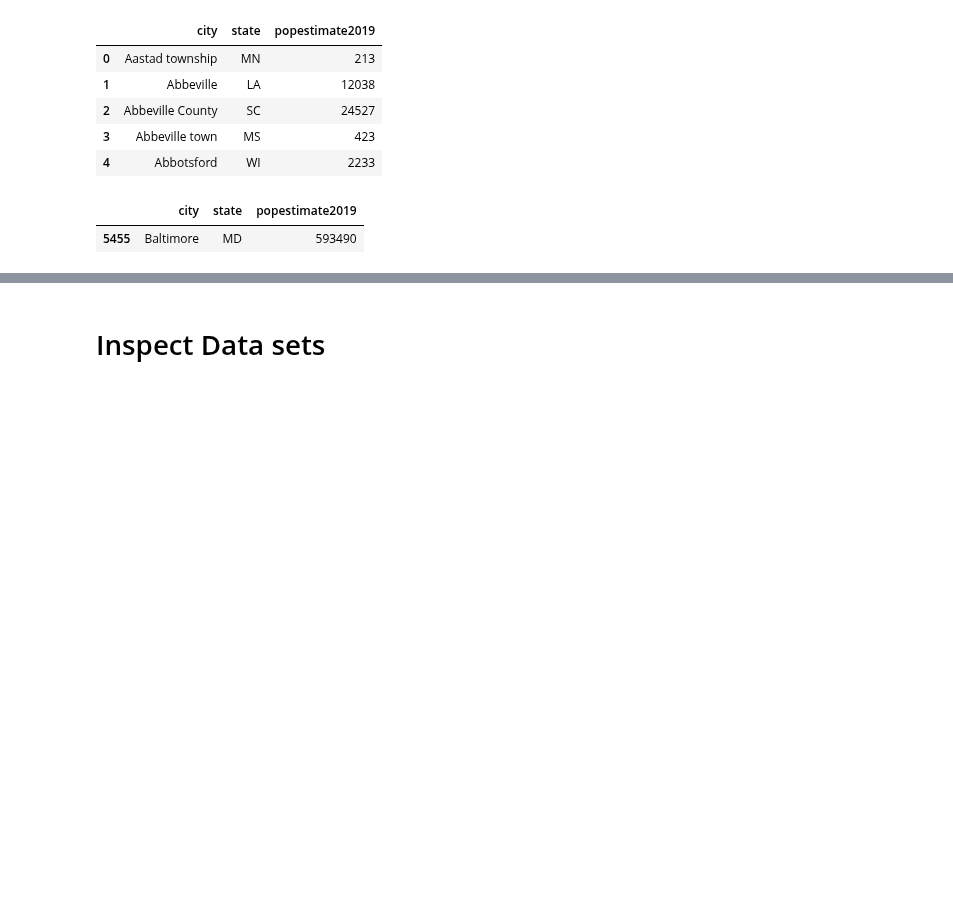
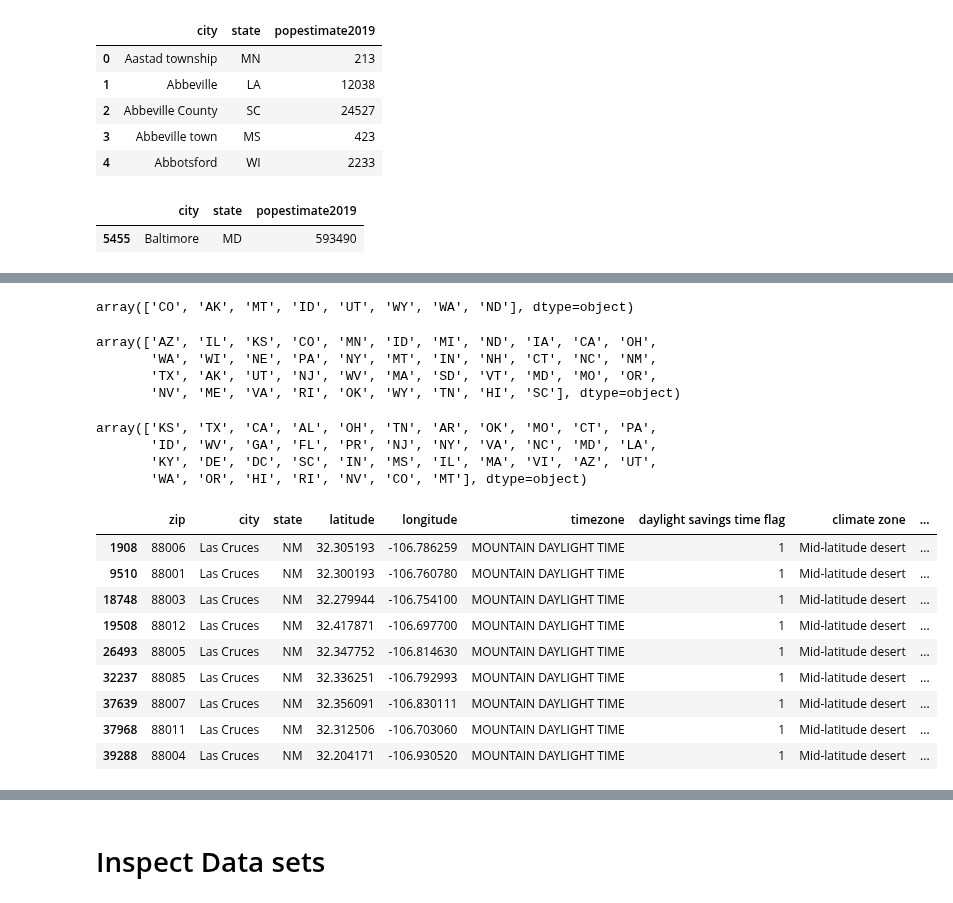
Before and after one commit to BloomTech-Labs/Labs26-Citrics-DS-TeamA, a Jupyter notebook: development/notebooks/static_dev.ipynb, the cells around one changed output, grey strips where cells are left out. Drawn from its saved outputs; the diff is of its cells as text; code cells hidden in the pictures; blank space fills up the shorter version.

```diff
--- a/development/notebooks/static_dev.ipynb
+++ b/development/notebooks/static_dev.ipynb
@@ -221,0 +268,4 @@ census.loc[(census.city == "Baltimore") & (census.state == "MD")]
+# %%
+climate = climate.dropna()
+print(climate.shape)
+climate.head()
@@ -221,0 +288,34 @@ census.loc[(census.city == "Baltimore") & (census.state == "MD")]
+# %%
+climate_map = {
+'Humid continental, dry warm summer':'hot',
+'Humid continental, no dry season, hot summer':'mild',
+'Humid continental, no dry season, warm summer':'mild',
+'Humid continental, severe dry winter, hot summer':'mild',
+'Humid continental, severe dry winter, warm summer':'cold',
+'Humid subtropical, no dry season':'hot',
+'Marine west coast, cool summer':'cold',
+'Marine west coast, warm summer':'mild',
+'Mediterranean, hot summer':'hot',
+'Mediterranean, warm summer':'mild',
+'Mid-latitude desert':'mild',
+'Mid-latitude steppe':'mild',
+'Subartic, severe winter, no dry season, cool summer':'cold',
+'Subartic, subalpine':'cold',
+'Subtropical desert':'hot',
+'Subtropical steppe':'mild',
+'Tropical monsoon':'hot',
+'Tropical rainforest':'hot',
+'Tropical wet and dry or savanna':'hot',
+"Tropical wet and dry or savanna ('summer' dry season)":'hot',
+'Tundra':'cold'
+}
+# %%
+climates = []
+
+for row in climate["climate zone"]:
+    for k,v in climate_map.items():
+        if row == k:
+            simple_climate = v
+            climates.append(v)
+
+len(climates)
@@ -221,0 +324,5 @@ census.loc[(census.city == "Baltimore") & (census.state == "MD")]
+# %%
+climate["simple_climate"] = climates
+
+print(climate.shape)
+climate.head()
@@ -221,0 +337,33 @@ census.loc[(census.city == "Baltimore") & (census.state == "MD")]
+# %%
+# Sanity Check the simple_climate
+
+climate.loc[climate["simple_climate"] == "cold"].state.unique()
+# %% [output]
+array(['CO', 'AK', 'MT', 'ID', 'UT', 'WY', 'WA', 'ND'], dtype=object)
+# %%
+climate.loc[climate["simple_climate"] == "mild"].state.unique()
+# %% [output]
+array(['AZ', 'IL', 'KS', 'CO', 'MN', 'ID', 'MI', 'ND', 'IA', 'CA', 'OH',
+       'WA', 'WI', 'NE', 'PA', 'NY', 'MT', 'IN', 'NH', 'CT', 'NC', 'NM',
+       'TX', 'AK', 'UT', 'NJ', 'WV', 'MA', 'SD', 'VT', 'MD', 'MO', 'OR',
+       'NV', 'ME', 'VA', 'RI', 'OK', 'WY', 'TN', 'HI', 'SC'], dtype=object)
+# %%
+climate.loc[climate["simple_climate"] == "hot"].state.unique()
+# %% [output]
+array(['KS', 'TX', 'CA', 'AL', 'OH', 'TN', 'AR', 'OK', 'MO', 'CT', 'PA',
+       'ID', 'WV', 'GA', 'FL', 'PR', 'NJ', 'NY', 'VA', 'NC', 'MD', 'LA',
+       'KY', 'DE', 'DC', 'SC', 'IN', 'MS', 'IL', 'MA', 'VI', 'AZ', 'UT',
+       'WA', 'OR', 'HI', 'RI', 'NV', 'CO', 'MT'], dtype=object)
+# %%
+climate.loc[(climate.city == "Las Cruces") & (climate.state == "NM")]
+# %% [output]
+|  | zip | city | state | latitude | longitude | timezone | daylight savings time flag | climate zone | ... |
+| 1908 | 88006 | Las Cruces | NM | 32.305193 | -106.786259 | MOUNTAIN DAYLIGHT TIME | 1 | Mid-latitude desert | ... |
+| 9510 | 88001 | Las Cruces | NM | 32.300193 | -106.760780 | MOUNTAIN DAYLIGHT TIME | 1 | Mid-latitude desert | ... |
+| 18748 | 88003 | Las Cruces | NM | 32.279944 | -106.754100 | MOUNTAIN DAYLIGHT TIME | 1 | Mid-latitude desert | ... |
+| 19508 | 88012 | Las Cruces | NM | 32.417871 | -106.697700 | MOUNTAIN DAYLIGHT TIME | 1 | Mid-latitude desert | ... |
+| 26493 | 88005 | Las Cruces | NM | 32.347752 | -106.814630 | MOUNTAIN DAYLIGHT TIME | 1 | Mid-latitude desert | ... |
+| 32237 | 88085 | Las Cruces | NM | 32.336251 | -106.792993 | MOUNTAIN DAYLIGHT TIME | 1 | Mid-latitude desert | ... |
+| 37639 | 88007 | Las Cruces | NM | 32.356091 | -106.830111 | MOUNTAIN DAYLIGHT TIME | 1 | Mid-latitude desert | ... |
+| 37968 | 88011 | Las Cruces | NM | 32.312506 | -106.703060 | MOUNTAIN DAYLIGHT TIME | 1 | Mid-latitude desert | ... |
+| 39288 | 88004 | Las Cruces | NM | 32.204171 | -106.930520 | MOUNTAIN DAYLIGHT TIME | 1 | Mid-latitude desert | ... |
```
Also changed, not shown: parts of 18 cells of this notebook.
